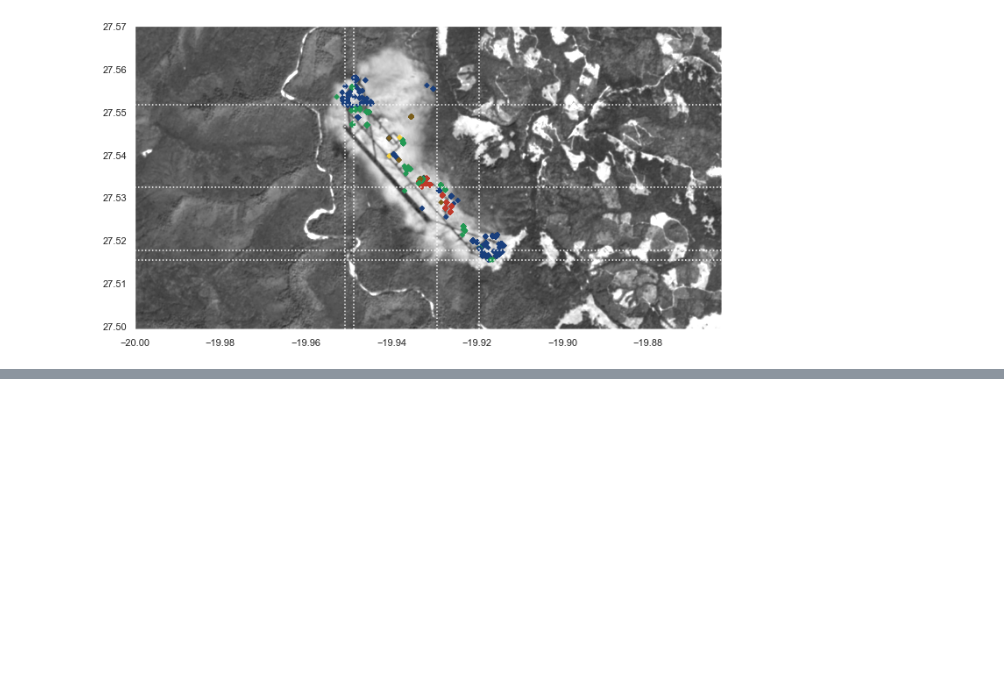
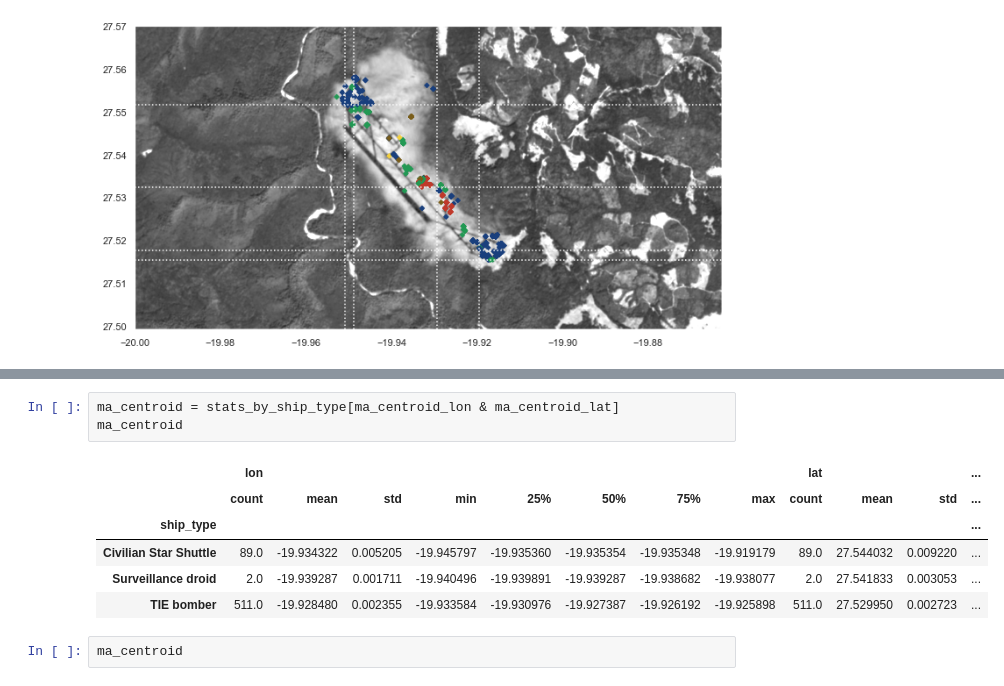
Before and after one commit to AlexisBogroff/geo_challenge, a Jupyter notebook: part_3_2_eda_exploration.ipynb, the cells around one changed output, grey strips where cells are left out. Cells and saved outputs as stored; diff of their text form; blank space fills up the shorter version.

```diff
--- a/part_3_2_eda_exploration.ipynb
+++ b/part_3_2_eda_exploration.ipynb
@@ -329,0 +358,12 @@ plt.show()
+# %%
+ma_centroid = stats_by_ship_type[ma_centroid_lon & ma_centroid_lat]
+ma_centroid
+# %% [output]
+|  | lon |  |  |  |  |  |  |  | lat |  |  | ... |
+|  | count | mean | std | min | 25% | 50% | 75% | max | count | mean | std | ... |
+| ship_type |  |  |  |  |  |  |  |  |  |  |  | ... |
+| Civilian Star Shuttle | 89.0 | -19.934322 | 0.005205 | -19.945797 | -19.935360 | -19.935354 | -19.935348 | -19.919179 | 89.0 | 27.544032 | 0.009220 | ... |
+| Surveillance droid | 2.0 | -19.939287 | 0.001711 | -19.940496 | -19.939891 | -19.939287 | -19.938682 | -19.938077 | 2.0 | 27.541833 | 0.003053 | ... |
+| TIE bomber | 511.0 | -19.928480 | 0.002355 | -19.933584 | -19.930976 | -19.927387 | -19.926192 | -19.925898 | 511.0 | 27.529950 | 0.002723 | ... |
+# %%
+ma_centroid
```
Also changed, not shown: parts of 7 cells of this notebook.
